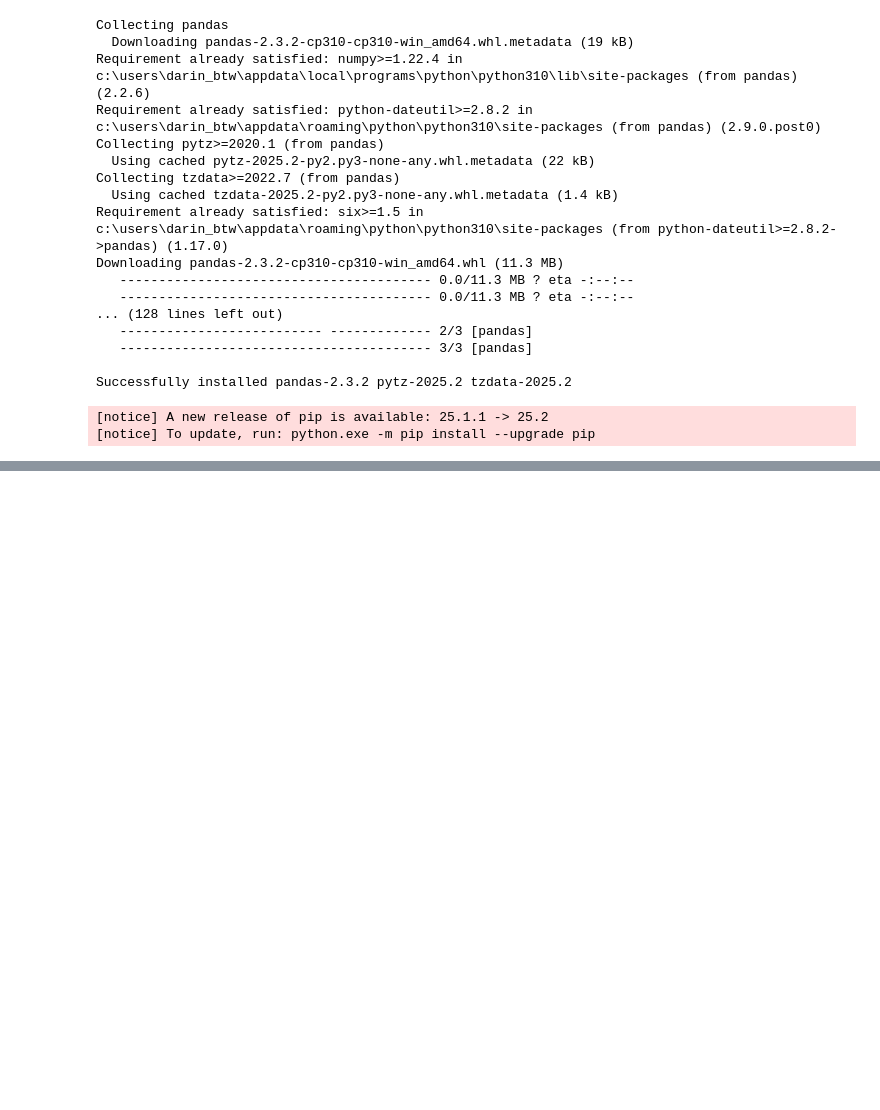
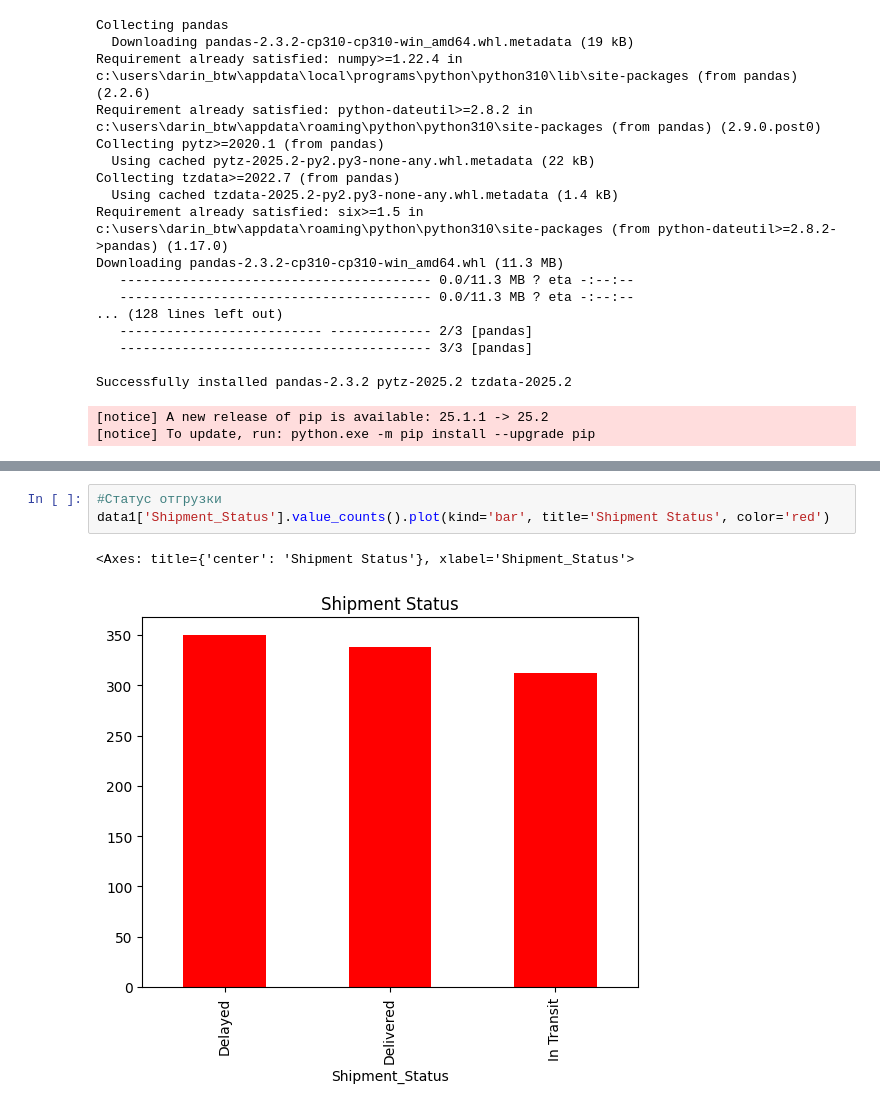
Before and after one commit to darinbtw/Machine_learning_to_optimize_processes_in_logistics, a Jupyter notebook: dataset.ipynb, the cells around one changed output, grey strips where cells are left out. Cells and saved outputs as stored; diff of their text form; blank space fills up the shorter version.

```diff
--- a/dataset.ipynb
+++ b/dataset.ipynb
@@ -40,0 +113,6 @@ import pandas as pd
+# %%
+#Статус отгрузки
+data1['Shipment_Status'].value_counts().plot(kind='bar', title='Shipment Status', color='red')
+# %% [output]
+<Axes: title={'center': 'Shipment Status'}, xlabel='Shipment_Status'>
+[figure, added]
```
Also changed, not shown: parts of 10 cells of this notebook, 10 other files.
